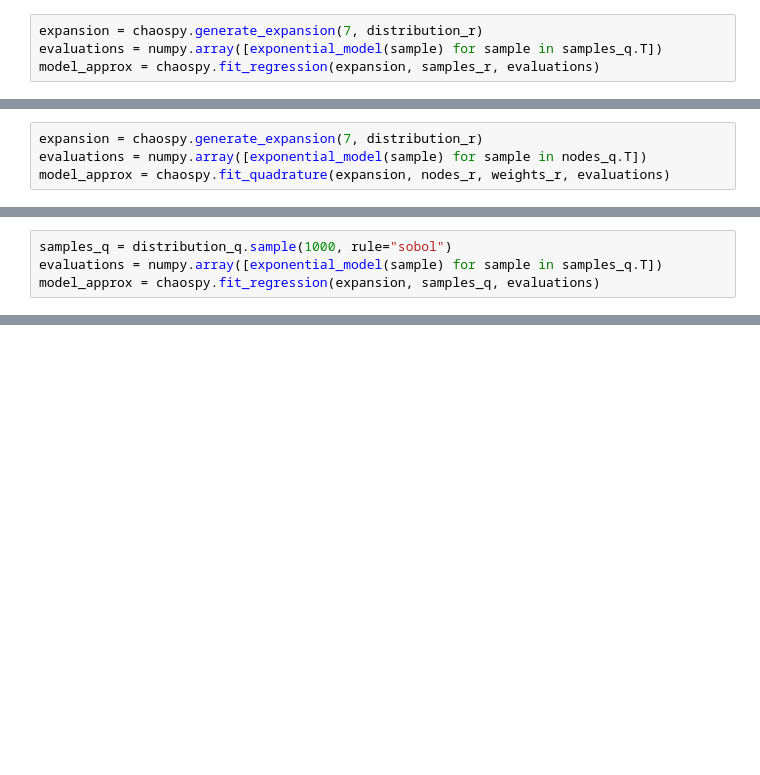
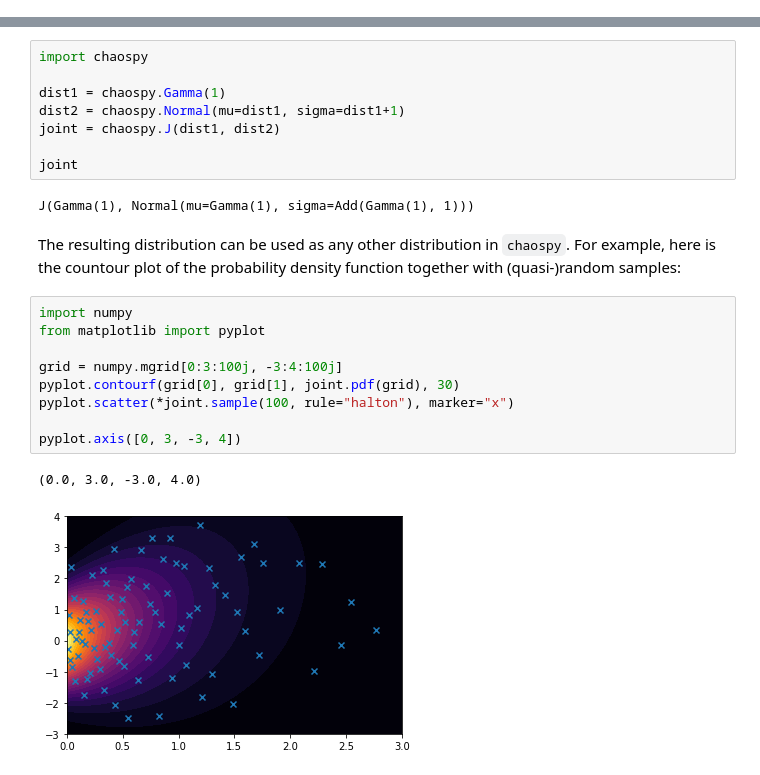
Before and after one commit to jonathf/chaospy, a Jupyter notebook: docs/tutorials/stochastic_dependencies.ipynb, the cells around one changed output, grey strips where cells are left out. Cells and saved outputs as stored; diff of their text form; blank space fills up the shorter version.

Commit message:
adding dependency tutorial (#329)
* adding dependency tutorial
* fixing caching
* remove n-dim mom approx
* rearanging docs

```diff
--- a/docs/tutorials/stochastic_dependencies.ipynb
+++ b/docs/tutorials/stochastic_dependencies.ipynb
@@ -91,4 +0,0 @@ The resluting samples can then be used to solve the equation above using regress
-# %%
-expansion = chaospy.generate_expansion(7, distribution_r)
-evaluations = numpy.array([exponential_model(sample) for sample in samples_q.T])
-model_approx = chaospy.fit_regression(expansion, samples_r, evaluations)
@@ -128,4 +0,0 @@ The resluting samples can then be used to solve the equation above using the qua
-# %%
-expansion = chaospy.generate_expansion(7, distribution_r)
-evaluations = numpy.array([exponential_model(sample) for sample in nodes_q.T])
-model_approx = chaospy.fit_quadrature(expansion, nodes_r, weights_r, evaluations)
@@ -187,4 +0,0 @@ This expansion can be used with point colloction method directly:
-# %%
-samples_q = distribution_q.sample(1000, rule="sobol")
-evaluations = numpy.array([exponential_model(sample) for sample in samples_q.T])
-model_approx = chaospy.fit_regression(expansion, samples_q, evaluations)
@@ -211,0 +8,25 @@ For more details on this methodology, you can read the journal article
+# %%
+import chaospy
+
+dist1 = chaospy.Gamma(1)
+dist2 = chaospy.Normal(mu=dist1, sigma=dist1+1)
+joint = chaospy.J(dist1, dist2)
+
+joint
+# %% [output]
+J(Gamma(1), Normal(mu=Gamma(1), sigma=Add(Gamma(1), 1)))
+# %% [markdown]
+The resulting distribution can be used as any other distribution in `chaospy`.
+For example, here is the countour plot of the probability density function together with (quasi-)random samples:
+# %%
+import numpy
+from matplotlib import pyplot
+
+grid = numpy.mgrid[0:3:100j, -3:4:100j]
+pyplot.contourf(grid[0], grid[1], joint.pdf(grid), 30)
+pyplot.scatter(*joint.sample(100, rule="halton"), marker="x")
+
+pyplot.axis([0, 3, -3, 4])
+# %% [output]
+(0.0, 3.0, -3.0, 4.0)
+[figure, added]
```
Also changed, not shown: parts of 53 cells of this notebook, 24 other files.
